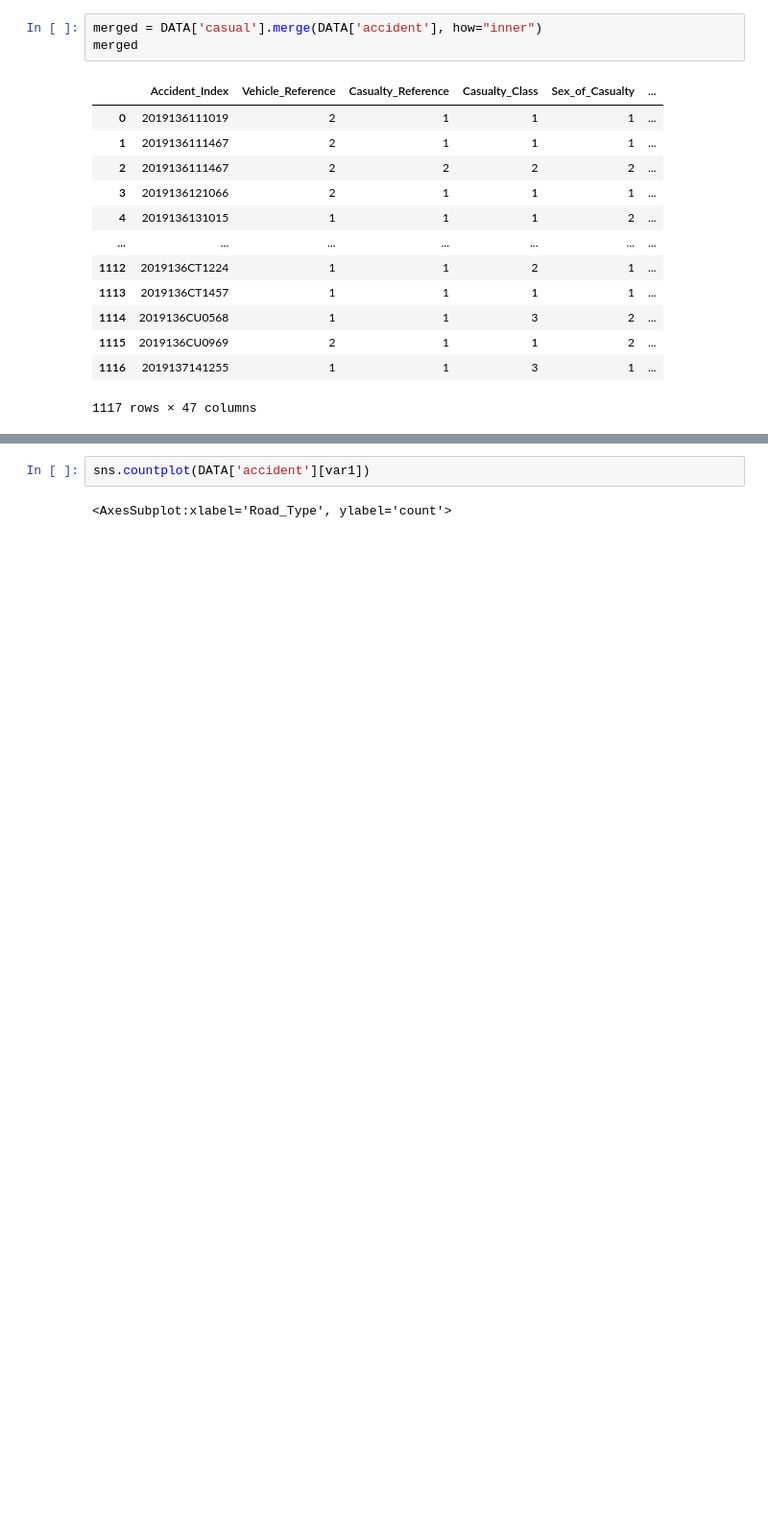
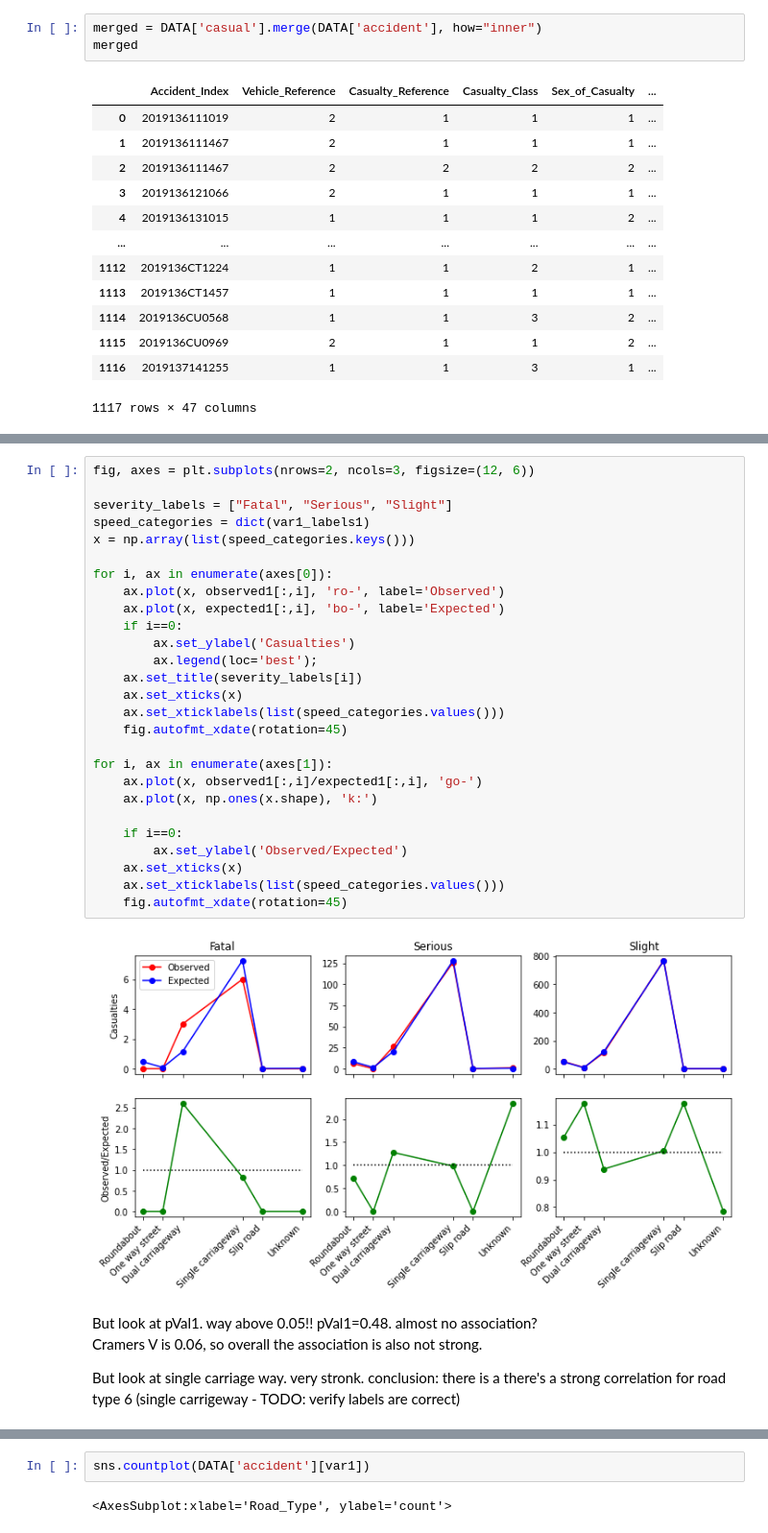
Before and after one commit to mfoman/fyp2021p01lectures, a Jupyter notebook: notebooks/fyp2021p01lectures_draft.ipynb, the cells around one changed output, grey strips where cells are left out. Shown: that part at 96% size. Drawn from its saved outputs; the diff is of its cells as text; blank space fills up the shorter version.

```diff
--- a/notebooks/fyp2021p01lectures_draft.ipynb
+++ b/notebooks/fyp2021p01lectures_draft.ipynb
@@ -981,0 +1067,34 @@ cont_table
+# %%
+fig, axes = plt.subplots(nrows=2, ncols=3, figsize=(12, 6))
+
+severity_labels = ["Fatal", "Serious", "Slight"]
+speed_categories = dict(var1_labels1)
+x = np.array(list(speed_categories.keys()))
+
+for i, ax in enumerate(axes[0]):
+    ax.plot(x, observed1[:,i], 'ro-', label='Observed')
+    ax.plot(x, expected1[:,i], 'bo-', label='Expected')
+    if i==0:
+        ax.set_ylabel('Casualties')
+        ax.legend(loc='best');
+    ax.set_title(severity_labels[i])
+    ax.set_xticks(x)
+    ax.set_xticklabels(list(speed_categories.values()))
+    fig.autofmt_xdate(rotation=45)
+
+for i, ax in enumerate(axes[1]):
+    ax.plot(x, observed1[:,i]/expected1[:,i], 'go-')
+    ax.plot(x, np.ones(x.shape), 'k:')
+
+    if i==0:
+        ax.set_ylabel('Observed/Expected')
+    ax.set_xticks(x)
+    ax.set_xticklabels(list(speed_categories.values()))
+    fig.autofmt_xdate(rotation=45)
+# %% [output]
+[figure, added]
+# %% [markdown]
+But look at pVal1. way above 0.05!! pVal1=0.48. almost no association?
+Cramers V is 0.06, so overall the association is also not strong.
+
+But look at single carriage way. very stronk. conclusion: there is a there's a strong correlation for road type 6 (single carrigeway - TODO: verify labels are correct)
```
Also changed, not shown: parts of 26 cells of this notebook.
